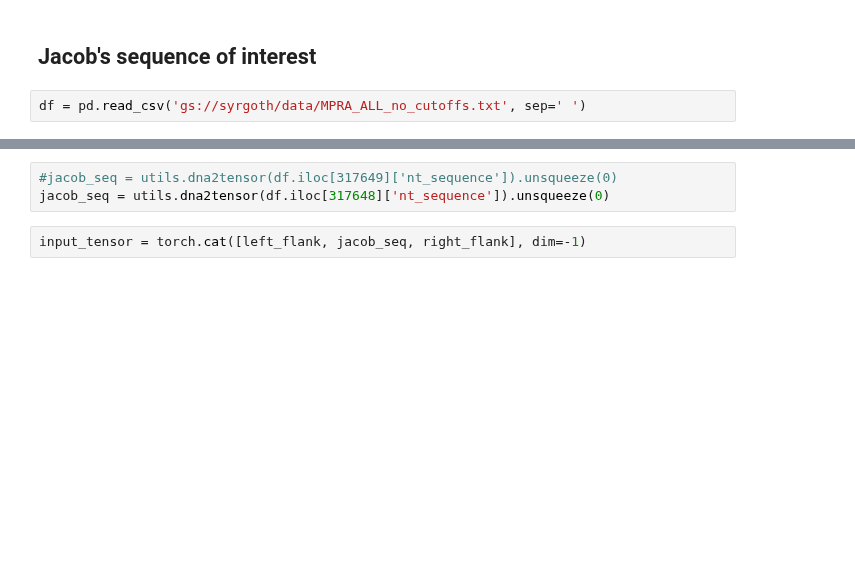
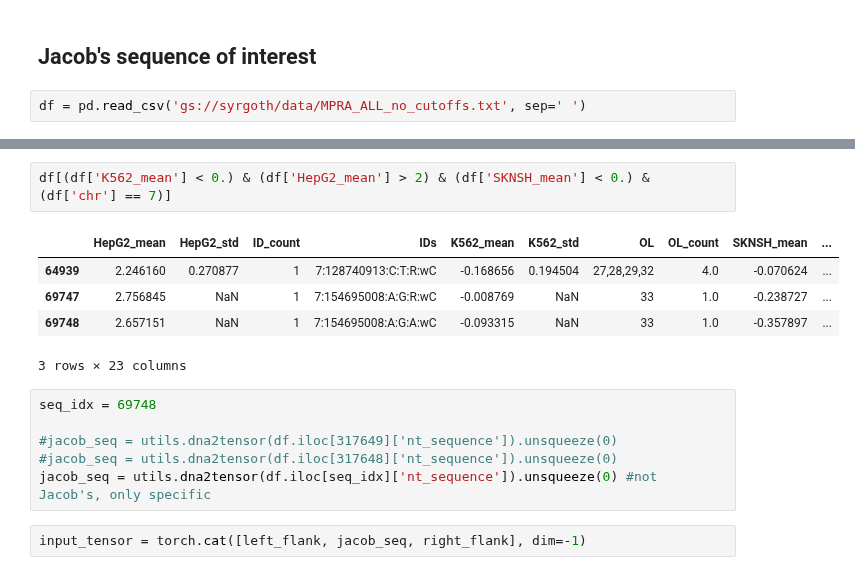
Before and after one commit to sjgosai/boda2, a Jupyter notebook: analysis/RC12_integrated_sampled_gradients/integrated_sampled_gradients_4.ipynb, the cells around one changed output, grey strips where cells are left out. Drawn from its saved outputs; the diff is of its cells as text; blank space fills up the shorter version.

```diff
--- a/analysis/RC12_integrated_sampled_gradients/integrated_sampled_gradients_4.ipynb
+++ b/analysis/RC12_integrated_sampled_gradients/integrated_sampled_gradients_4.ipynb
@@ -204,9 +245,20 @@ df[df['IDs'].str.contains(seq_id)]
 |  | HepG2_mean | HepG2_std | ID_count | IDs | K562_mean | K562_std | OL | OL_count | SKNSH_mean | ... |
 | 317648 | 1.924520 | 0.122993 | 1 | 12:4384844:T:G:A:wC | 1.683485 | 0.122465 | 27,29,30,31,32 | 5.0 | 2.486058 | ... |
 | 317649 | 1.010147 | 0.109443 | 1 | 12:4384844:T:G:R:wC | 1.051108 | 0.121403 | 27,29,30,31,32 | 5.0 | 1.467387 | ... |
+# %%
+df[(df['K562_mean'] < 0.) & (df['HepG2_mean'] > 2) & (df['SKNSH_mean'] < 0.) & (df['chr'] == 7)]
+# %% [output]
+|  | HepG2_mean | HepG2_std | ID_count | IDs | K562_mean | K562_std | OL | OL_count | SKNSH_mean | ... |
+| 64939 | 2.246160 | 0.270877 | 1 | 7:128740913:C:T:R:wC | -0.168656 | 0.194504 | 27,28,29,32 | 4.0 | -0.070624 | ... |
+| 69747 | 2.756845 | NaN | 1 | 7:154695008:A:G:R:wC | -0.008769 | NaN | 33 | 1.0 | -0.238727 | ... |
+| 69748 | 2.657151 | NaN | 1 | 7:154695008:A:G:A:wC | -0.093315 | NaN | 33 | 1.0 | -0.357897 | ... |
+3 rows × 23 columns
 # %%
+seq_idx = 69748
+
 #jacob_seq = utils.dna2tensor(df.iloc[317649]['nt_sequence']).unsqueeze(0)
-jacob_seq = utils.dna2tensor(df.iloc[317648]['nt_sequence']).unsqueeze(0)
+#jacob_seq = utils.dna2tensor(df.iloc[317648]['nt_sequence']).unsqueeze(0)
+jacob_seq = utils.dna2tensor(df.iloc[seq_idx]['nt_sequence']).unsqueeze(0) #not Jacob's, only specific
 # %%
 input_tensor = torch.cat([left_flank, jacob_seq, right_flank], dim=-1)
 # %%
```
Also changed, not shown: parts of 7 cells of this notebook, 39 other files.
